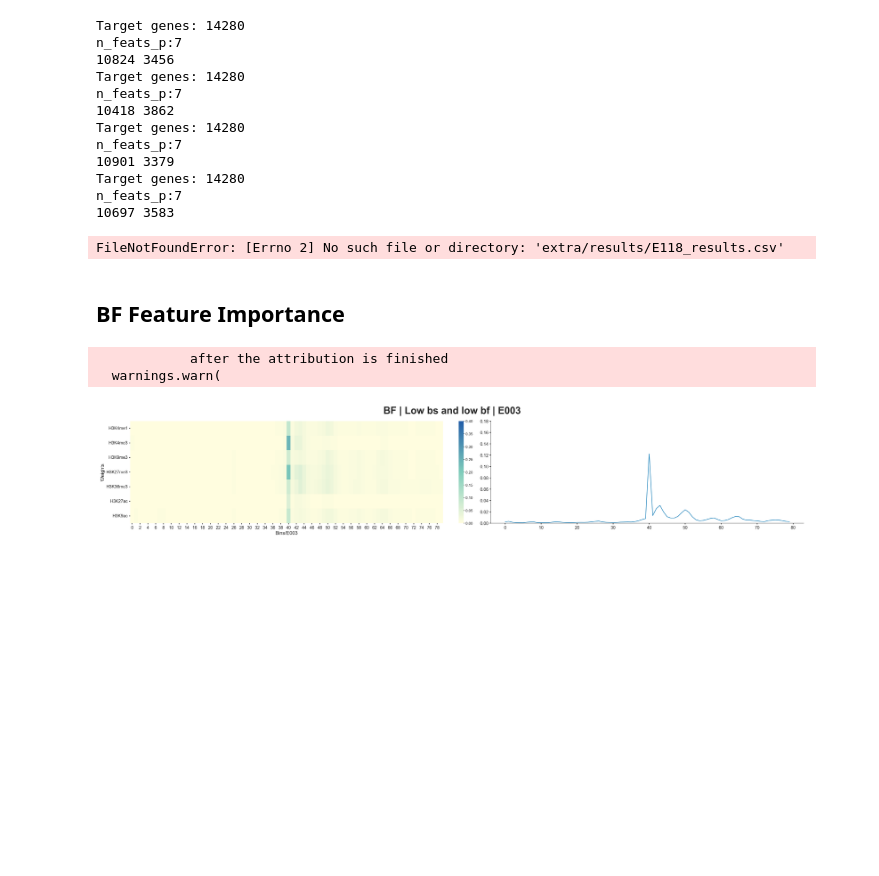
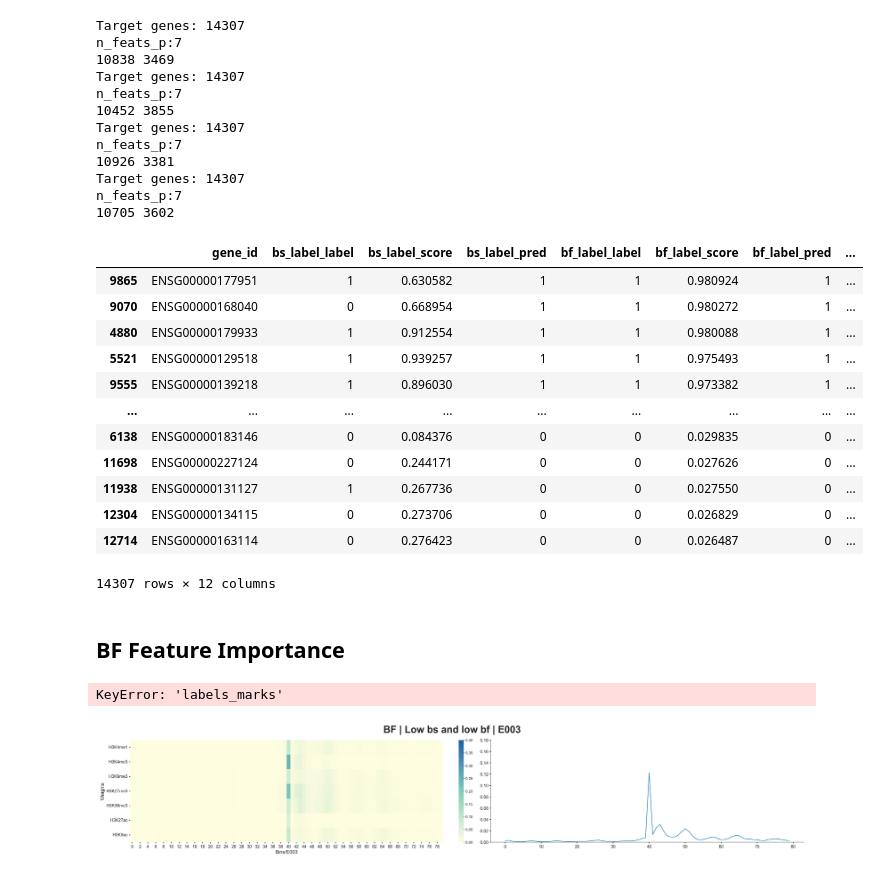
Before and after one commit to wanghan4034/DeepBurst, a Jupyter notebook: scripts/analysis/feature_importance.ipynb, the cells around one changed output. Cells and saved outputs as stored; diff of their text form; code cells hidden in the pictures; blank space fills up the shorter version.

```diff
--- a/scripts/analysis/feature_importance.ipynb
+++ b/scripts/analysis/feature_importance.ipynb
@@ -145,23 +145,24 @@ LABEL_BIN_MAP = {
     "Low bs and high bf":"C3",
     "High bs and high bf":"C4",
 }
-data = pd.read_csv(f'extra/results/{eid}_results.csv')
+# data = pd.read_csv(f'extra/results/{eid}_results.csv')
+data = pd.read_csv('extra/results/predictions_bs_bf.csv')
+data = data[data['eid'] == eid]
 data = pd.merge(data,meta[['gene_id','chrom','start','strand']],how='inner',on='gene_id').sort_values(by='bf_label_score',ascending=False)
 MARKS = ["H3K4me1","H3K4me3","H3K9me3","H3K27me3","H3K36me3","H3K27ac","H3K9ac"]
 # %% [output]
-Target genes: 14280
+Target genes: 14307
 n_feats_p:7
-10824 3456
-Target genes: 14280
+10838 3469
+Target genes: 14307
 n_feats_p:7
-10418 3862
-Target genes: 14280
+10452 3855
+Target genes: 14307
 n_feats_p:7
-10901 3379
-Target genes: 14280
+10926 3381
+Target genes: 14307
 n_feats_p:7
-10697 3583
+10705 3602
-FileNotFoundError: [Errno 2] No such file or directory: 'extra/results/E118_results.csv'
 # %%
 rcParams.update(rcParamsDefault)
 rcParams['pdf.fonttype'] = 42
@@ -210,6 +211,22 @@ sns.set(context = 'paper' , style='ticks' ,
     )
 
 sns.set_palette("colorblind")
+# %%
+data
+# %% [output]
+|  | gene_id | bs_label_label | bs_label_score | bs_label_pred | bf_label_label | bf_label_score | bf_label_pred | ... |
+| 9865 | ENSG00000177951 | 1 | 0.630582 | 1 | 1 | 0.980924 | 1 | ... |
+| 9070 | ENSG00000168040 | 0 | 0.668954 | 1 | 1 | 0.980272 | 1 | ... |
+| 4880 | ENSG00000179933 | 1 | 0.912554 | 1 | 1 | 0.980088 | 1 | ... |
+| 5521 | ENSG00000129518 | 1 | 0.939257 | 1 | 1 | 0.975493 | 1 | ... |
+| 9555 | ENSG00000139218 | 1 | 0.896030 | 1 | 1 | 0.973382 | 1 | ... |
+| ... | ... | ... | ... | ... | ... | ... | ... | ... |
+| 6138 | ENSG00000183146 | 0 | 0.084376 | 0 | 0 | 0.029835 | 0 | ... |
+| 11698 | ENSG00000227124 | 0 | 0.244171 | 0 | 0 | 0.027626 | 0 | ... |
+| 11938 | ENSG00000131127 | 1 | 0.267736 | 0 | 0 | 0.027550 | 0 | ... |
+| 12304 | ENSG00000134115 | 0 | 0.273706 | 0 | 0 | 0.026829 | 0 | ... |
+| 12714 | ENSG00000163114 | 0 | 0.276423 | 0 | 0 | 0.026487 | 0 | ... |
+14307 rows × 12 columns
 # %% [markdown]
 ## BF Feature Importance
 # %%
@@ -229,8 +246,7 @@ for fold in [0,1,2,3]:
         w = abs(np.transpose(w.detach().numpy()[0][0]))
         attributions.append(w)
 # %% [output]
-            after the attribution is finished
-  warnings.warn(
+KeyError: 'labels_marks'
 # %%
 
 fig, ax =plt.subplots(1,2,constrained_layout=True, figsize=(16, 3))
```
Also changed, not shown: 5 other files.
